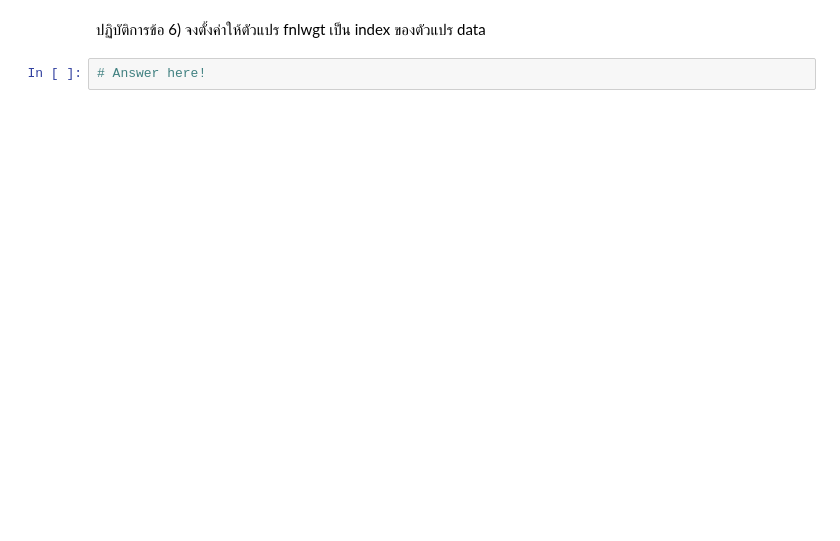
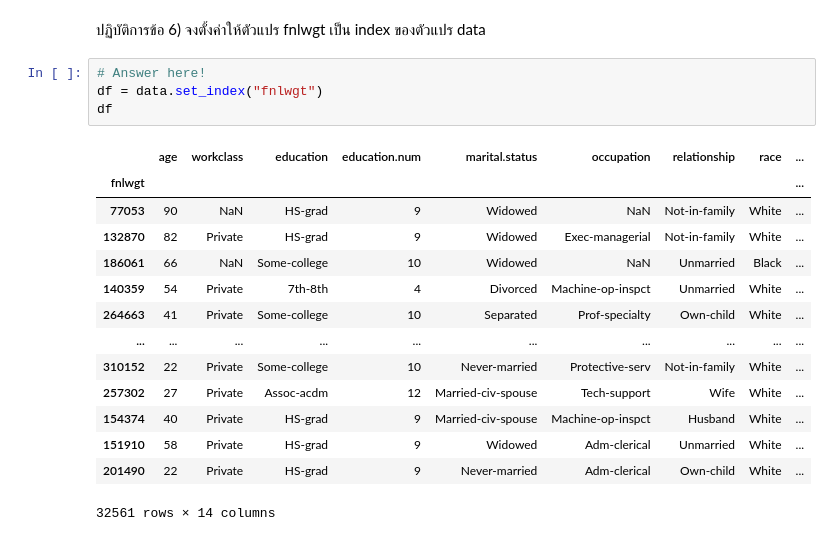
Before and after one commit to tackulus/204426, a Jupyter notebook: Lab_02_610510531.ipynb, the cells around one changed output. Drawn from its saved outputs; the diff is of its cells as text; blank space fills up the shorter version.

```diff
--- a/Lab_02_610510531.ipynb
+++ b/Lab_02_610510531.ipynb
@@ -160,3 +387,20 @@ df4
 ปฏิบัติการข้อ 6) จงตั้งค่าให้ตัวแปร fnlwgt เป็น index ของตัวแปร data
 # %%
 # Answer here!
+df = data.set_index("fnlwgt")
+df
+# %% [output]
+|  | age | workclass | education | education.num | marital.status | occupation | relationship | race | ... |
+| fnlwgt |  |  |  |  |  |  |  |  | ... |
+| 77053 | 90 | NaN | HS-grad | 9 | Widowed | NaN | Not-in-family | White | ... |
+| 132870 | 82 | Private | HS-grad | 9 | Widowed | Exec-managerial | Not-in-family | White | ... |
+| 186061 | 66 | NaN | Some-college | 10 | Widowed | NaN | Unmarried | Black | ... |
+| 140359 | 54 | Private | 7th-8th | 4 | Divorced | Machine-op-inspct | Unmarried | White | ... |
+| 264663 | 41 | Private | Some-college | 10 | Separated | Prof-specialty | Own-child | White | ... |
+| ... | ... | ... | ... | ... | ... | ... | ... | ... | ... |
+| 310152 | 22 | Private | Some-college | 10 | Never-married | Protective-serv | Not-in-family | White | ... |
+| 257302 | 27 | Private | Assoc-acdm | 12 | Married-civ-spouse | Tech-support | Wife | White | ... |
+| 154374 | 40 | Private | HS-grad | 9 | Married-civ-spouse | Machine-op-inspct | Husband | White | ... |
+| 151910 | 58 | Private | HS-grad | 9 | Widowed | Adm-clerical | Unmarried | White | ... |
+| 201490 | 22 | Private | HS-grad | 9 | Never-married | Adm-clerical | Own-child | White | ... |
+32561 rows × 14 columns
```
Also changed, not shown: parts of 27 cells of this notebook.
